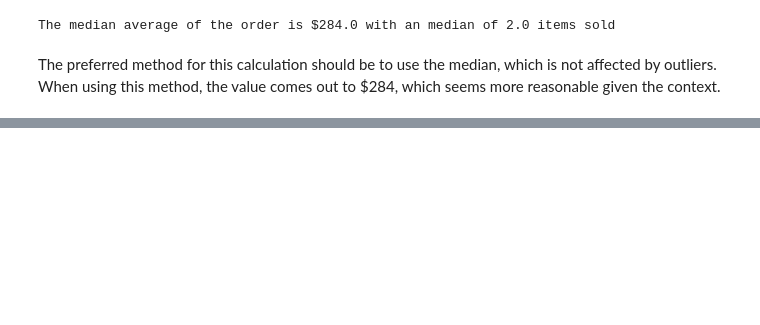
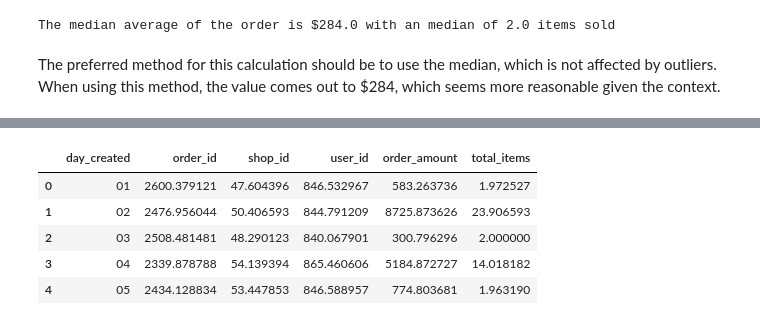
Before and after one commit to seansimkus/Shopify-Challange, a Jupyter notebook: DS-Challenge-Question1.ipynb, the cells around one changed output, grey strips where cells are left out. Cells and saved outputs as stored; diff of their text form; code cells hidden in the pictures; blank space fills up the shorter version.

```diff
--- a/DS-Challenge-Question1.ipynb
+++ b/DS-Challenge-Question1.ipynb
@@ -174,0 +251,13 @@ The preferred method for this calculation should be to use the median, which is
+# %%
+# Group values by day of the month
+grouped_df = store_df.groupby(['day_created'], as_index=False).mean()
+
+# Check
+grouped_df.head()
+# %% [output]
+|  | day_created | order_id | shop_id | user_id | order_amount | total_items |
+| 0 | 01 | 2600.379121 | 47.604396 | 846.532967 | 583.263736 | 1.972527 |
+| 1 | 02 | 2476.956044 | 50.406593 | 844.791209 | 8725.873626 | 23.906593 |
+| 2 | 03 | 2508.481481 | 48.290123 | 840.067901 | 300.796296 | 2.000000 |
+| 3 | 04 | 2339.878788 | 54.139394 | 865.460606 | 5184.872727 | 14.018182 |
+| 4 | 05 | 2434.128834 | 53.447853 | 846.588957 | 774.803681 | 1.963190 |
```
Also changed, not shown: parts of 16 cells of this notebook, 2 other files.
